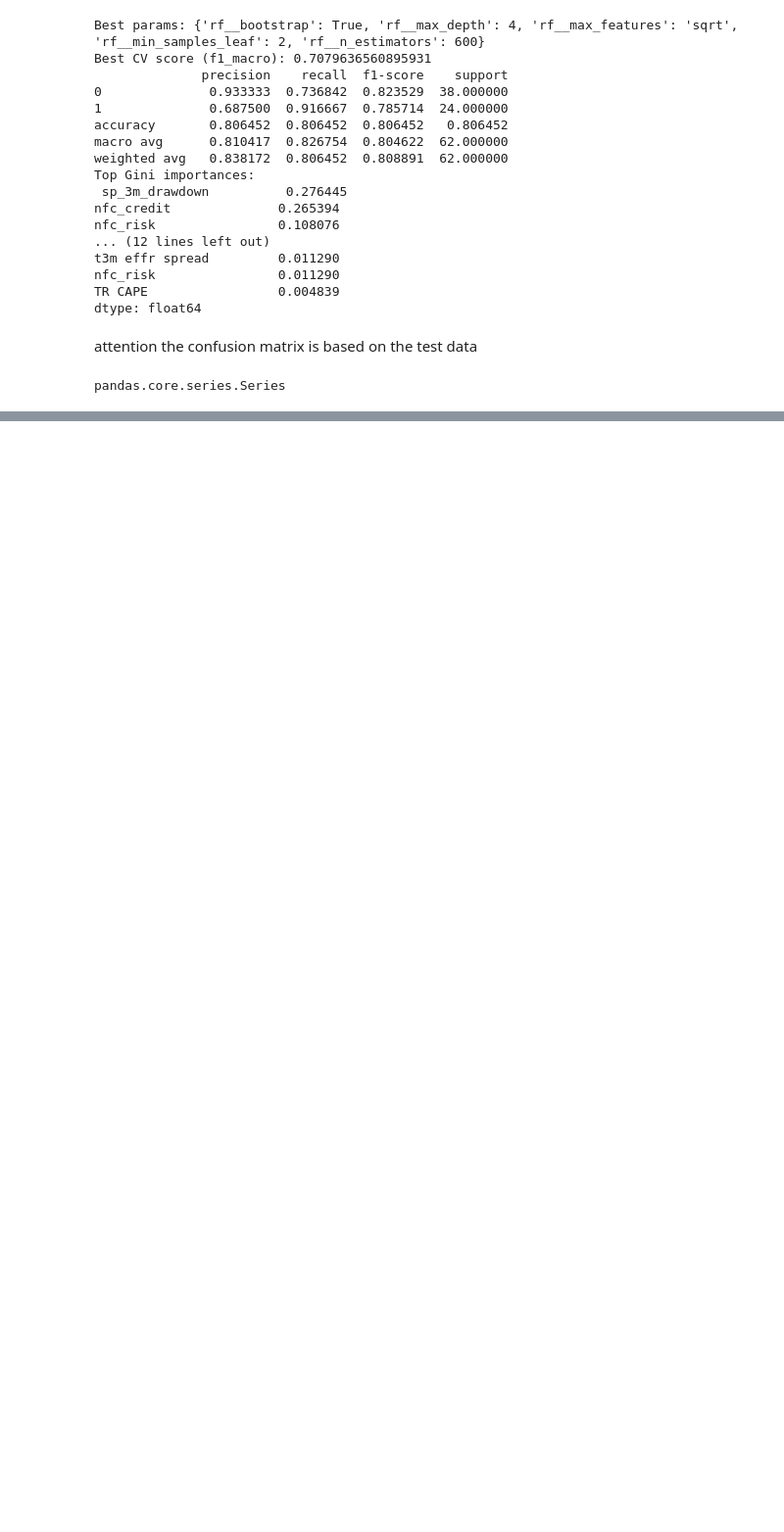
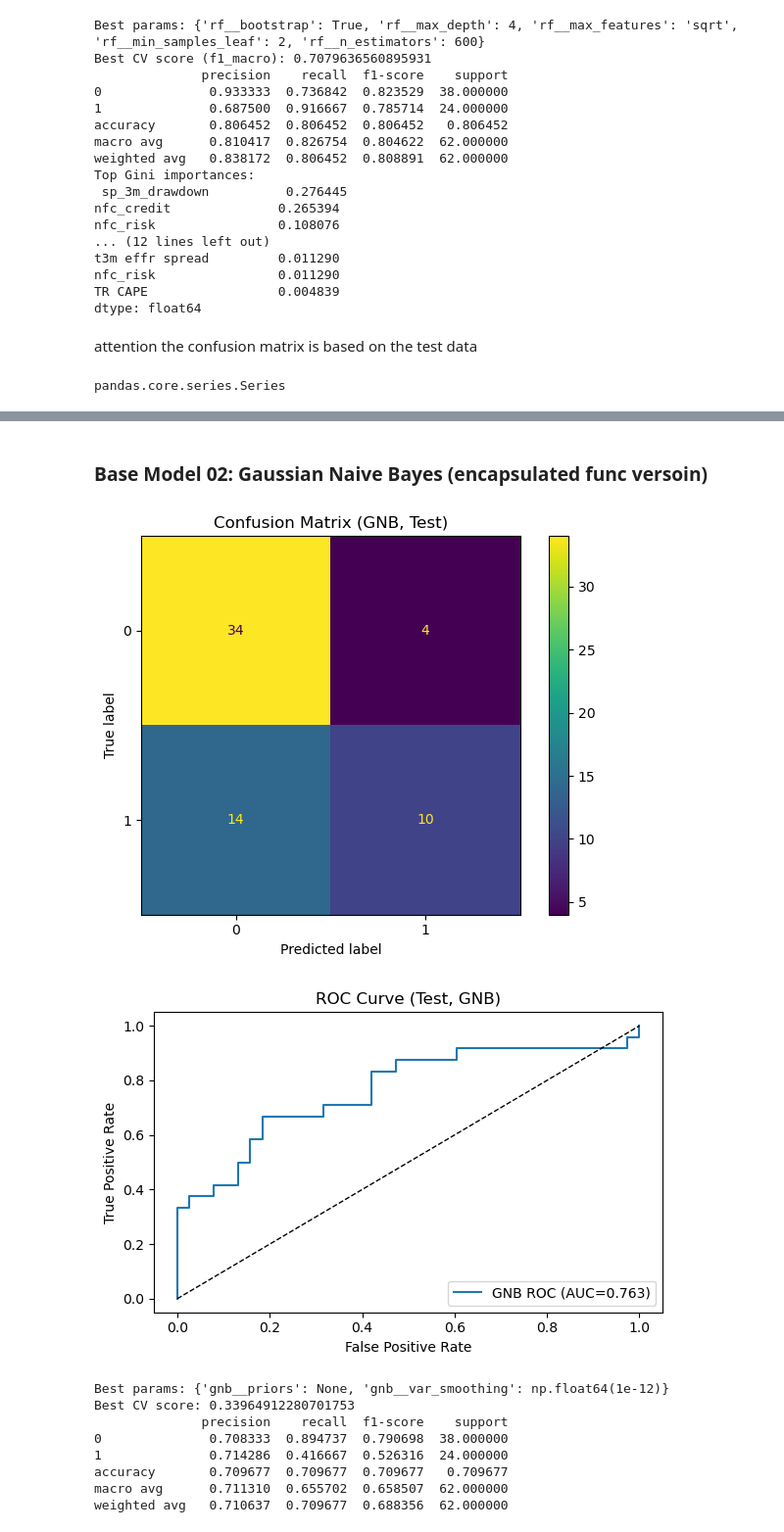
Before and after one commit to MalcolmKim99/6123_two_stage_model, a Jupyter notebook: stage01_component02.ipynb, the cells around one changed output, grey strips where cells are left out. Shown at 98% size. Cells and saved outputs as stored; diff of their text form; code cells hidden in the pictures; blank space fills up the shorter version.

Commit message:
data for stage02

```diff
--- a/stage01_component02.ipynb
+++ b/stage01_component02.ipynb
@@ -1391,0 +1492,8 @@ y_pred_series.to_excel("regime_prediction_RF_single_base_model.xlsx", index = Tr
+# %%
+# drop sp_3m_drawdown
+df = stage01_component02_data.copy()
+df['regime'] = df['regime'].shift(1)
+df = df.dropna()
+
+# merge the correction market regime with the bear correction market regime, and the reason are above
+df.loc[df['regime'] == 2 , 'regime'] = 1
@@ -1391,0 +1618,2 @@ y_pred_series.to_excel("regime_prediction_RF_single_base_model.xlsx", index = Tr
+# %% [markdown]
+### Base Model 02: Gaussian Naive Bayes (encapsulated func versoin)
@@ -1391,0 +1746,24 @@ y_pred_series.to_excel("regime_prediction_RF_single_base_model.xlsx", index = Tr
+# %%
+# drop sp_3m_drawdown
+df = stage01_component02_data.copy()
+df['regime'] = df['regime'].shift(1)
+df = df.dropna()
+
+# merge the correction market regime with the bear correction market regime, and the reason are above
+df.loc[df['regime'] == 2 , 'regime'] = 1
+# %%
+res = train_gnb_regime_classifier(df, target_col="regime", tune=True, plot=True)
+print("Best params:", res["best_params"])
+print("Best CV score:", res["best_cv_score"])
+print(pd.DataFrame(res["report_dict"]).T.head())
+# %% [output]
+[figure, added]
+[figure, added]
+Best params: {'gnb__priors': None, 'gnb__var_smoothing': np.float64(1e-12)}
+Best CV score: 0.33964912280701753
+              precision    recall  f1-score    support
+0              0.708333  0.894737  0.790698  38.000000
+1              0.714286  0.416667  0.526316  24.000000
+accuracy       0.709677  0.709677  0.709677   0.709677
+macro avg      0.711310  0.655702  0.658507  62.000000
+weighted avg   0.710637  0.709677  0.688356  62.000000
```
Also changed, not shown: parts of 28 cells of this notebook, 5 other files.
